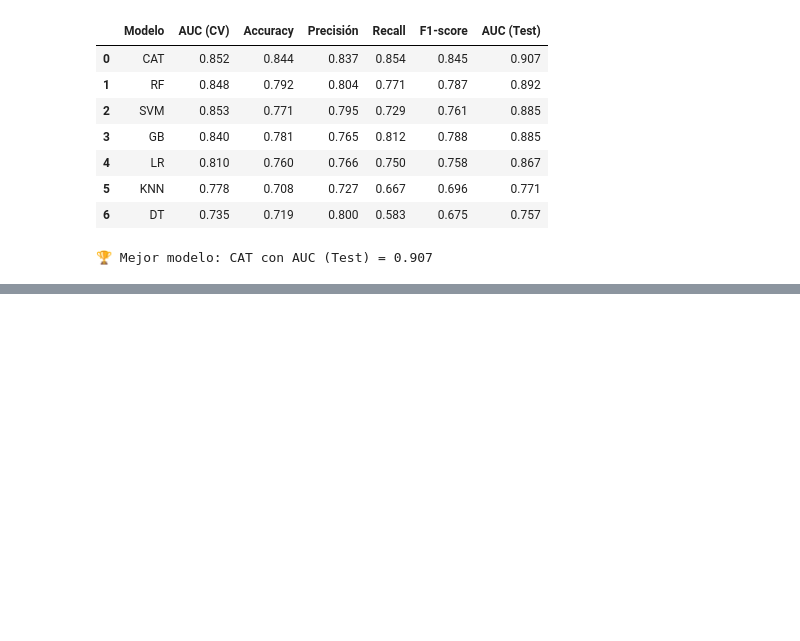
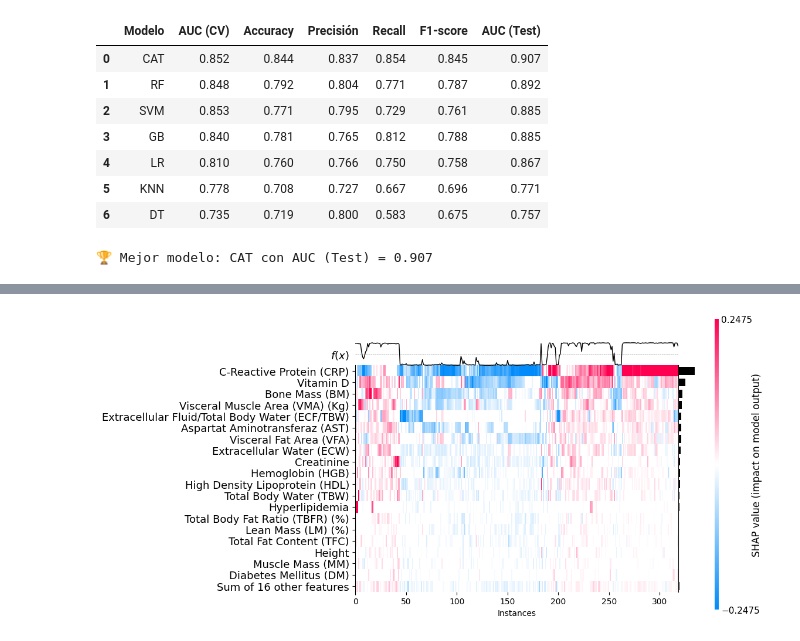
Before and after one commit to Paztelazo/Gallstone_ML, a Jupyter notebook: notebooks/02_Modelado.ipynb, the cells around one changed output, grey strips where cells are left out. Drawn from its saved outputs; the diff is of its cells as text; code cells hidden in the pictures; blank space fills up the shorter version.

Commit message:
ahora si deberia cambiar a SHAP

```diff
--- a/notebooks/02_Modelado.ipynb
+++ b/notebooks/02_Modelado.ipynb
@@ -373,0 +420,37 @@ Tabla de importancia de variables (ANOVA F-score):
+# %%
+# --- CELDA EXTRA: HEATMAP BONITO CON SHAP ---
+
+import shap
+import numpy as np
+import matplotlib.pyplot as plt
+
+# Supone que ya tienes:
+#  - shap_cls1: array (n_muestras, n_features)
+#  - X_ex_df  : DataFrame (n_muestras, n_features)
+#  - explainer.expected_value: escalar o array para la clase 1
+
+# 1) Base values para cada fila (clase positiva)
+if isinstance(explainer.expected_value, (list, np.ndarray)):
+    base_val = explainer.expected_value[1]  # clase 1
+else:
+    base_val = explainer.expected_value
+
+base_vals = np.repeat(base_val, shap_cls1.shape[0])
+
+# 2) Construimos un objeto Explanation
+expl_heat = shap.Explanation(
+    values=shap_cls1,
+    base_values=base_vals,
+    data=X_ex_df.values,
+    feature_names=X_ex_df.columns.tolist()
+)
+
+# 3) Heatmap estilo paper
+plt.figure(figsize=(8, 8))
+shap.plots.heatmap(
+    expl_heat,
+    max_display=20
+)
+plt.show()
+# %% [output]
+[figure, added]
```
Also changed, not shown: parts of 1 cell of this notebook.
